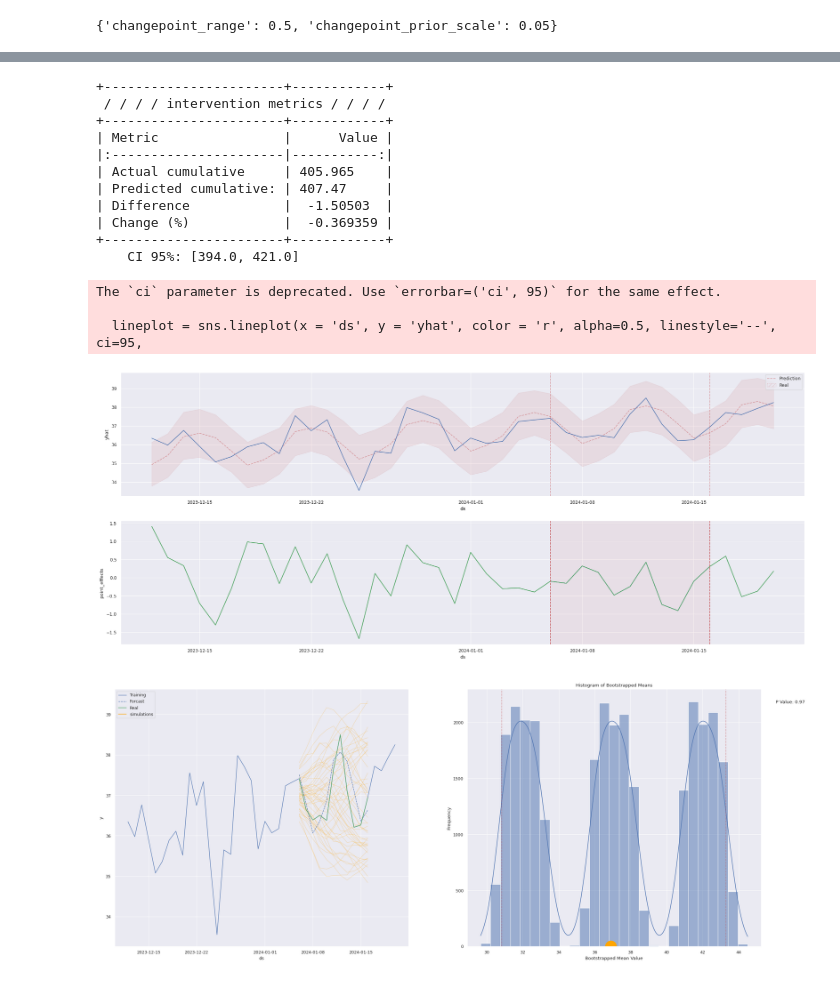
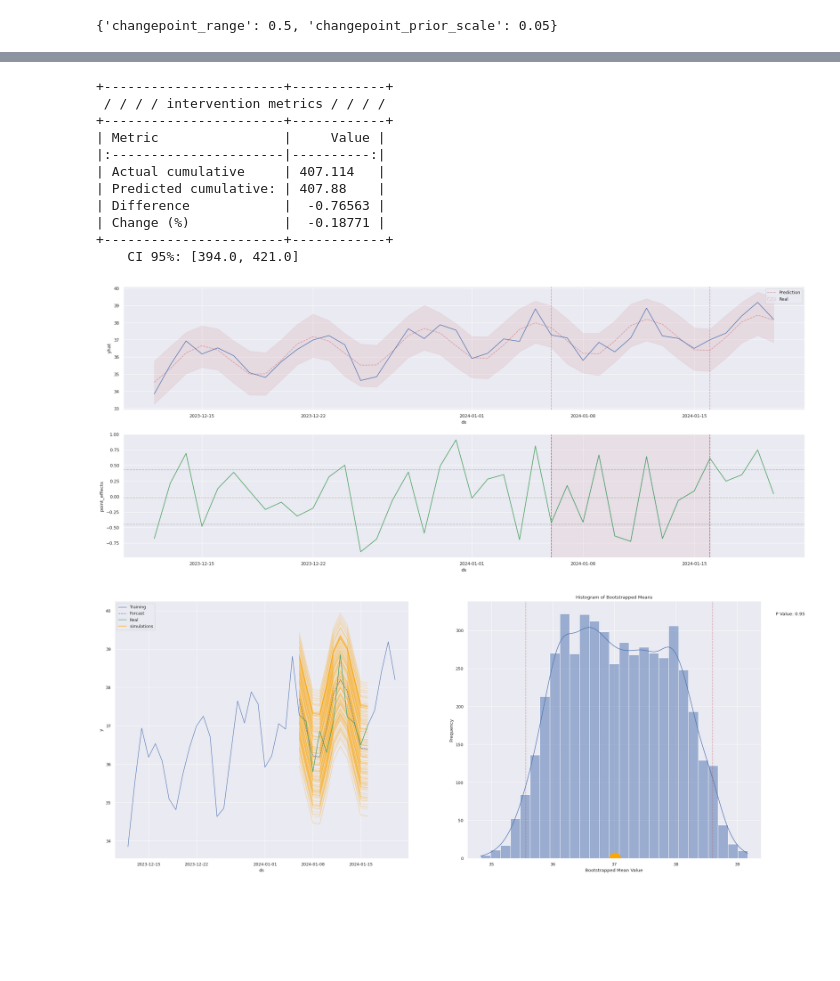
Before and after one commit to cetagostini/marketing-science-projects, a Jupyter notebook: tscausalinference/introduction_notebooks/basic.ipynb, the cells around one changed output, grey strips where cells are left out. Saved outputs shown, nothing was run; the diff lists cells and outputs as text; code cells hidden in the pictures; blank space fills up the shorter version.

```diff
--- a/tscausalinference/introduction_notebooks/basic.ipynb
+++ b/tscausalinference/introduction_notebooks/basic.ipynb
@@ -158,5 +144,7 @@ pre_check.model_best_parameters()
 {'changepoint_range': 0.5, 'changepoint_prior_scale': 0.05}
 # %%
 data = tscausalinference(data = df, intervention = intervention, cross_validation_steps=15,
-                         model_params=pre_check.model_best_parameters(), n_samples=5000,
-                         model_type='bayesian')
+                         model_params = {'changepoint_range': 0.5, 'changepoint_prior_scale': 0.05, 'yearly_seasonality':True,
+                                         'weekly_seasonality':True},
+                         n_samples=5000,
+                         model_type='gam')
@@ -183,0 +151,2 @@ This means that the causal effect cannot be considered statistically significant
+# %%
+data.run(prio = True)
@@ -187,25 +178,22 @@ data.summarization(method = 'detailed')
 +-----------------------+------------+
  / / / / intervention metrics / / / /
 +-----------------------+------------+
-| Metric                |      Value |
-|:----------------------|-----------:|
-| Actual cumulative     | 405.965    |
-| Predicted cumulative: | 407.47     |
-| Difference            |  -1.50503  |
-| Change (%)            |  -0.369359 |
+| Metric                |     Value |
+|:----------------------|----------:|
+| Actual cumulative     | 407.114   |
+| Predicted cumulative: | 407.88    |
+| Difference            |  -0.76563 |
+| Change (%)            |  -0.18771 |
 +-----------------------+------------+
     CI 95%: [394.0, 421.0]
 # %%
 data.plot()
 # %% [output]
-The `ci` parameter is deprecated. Use `errorbar=('ci', 95)` for the same effect.
-
-  lineplot = sns.lineplot(x = 'ds', y = 'yhat', color = 'r', alpha=0.5, linestyle='--', ci=95,
-[figure, old version]
+[figure, new version]
 # %%
-data.plot(method='simulations',simulation_number=50)
+data.plot(method='simulations',simulation_number = 200)
 # %% [output]
-[figure, old version]
+[figure, new version]
 # %%
 data.plot('decomposition')
 # %% [output]
```
Also changed, not shown: parts of 12 cells of this notebook, 30 other files.
